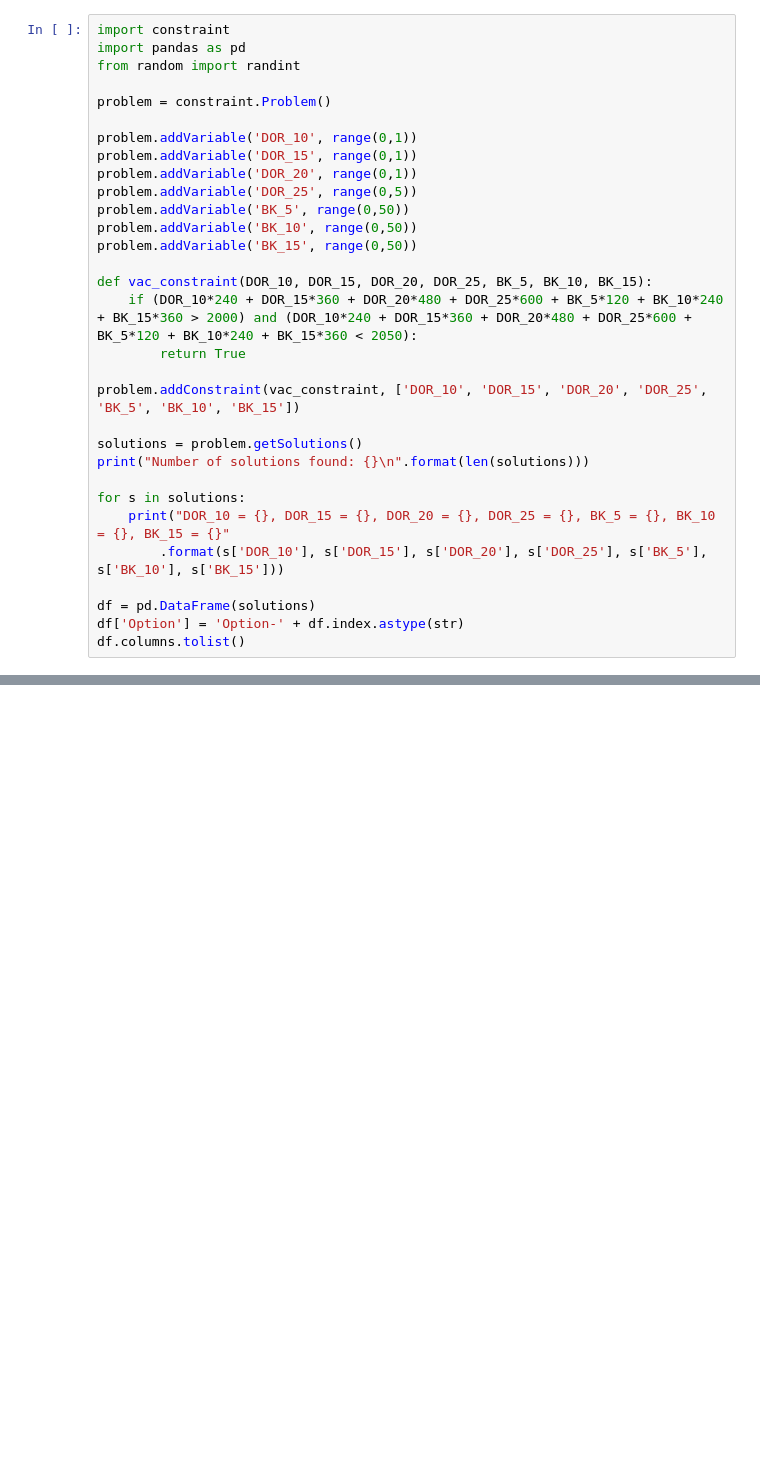
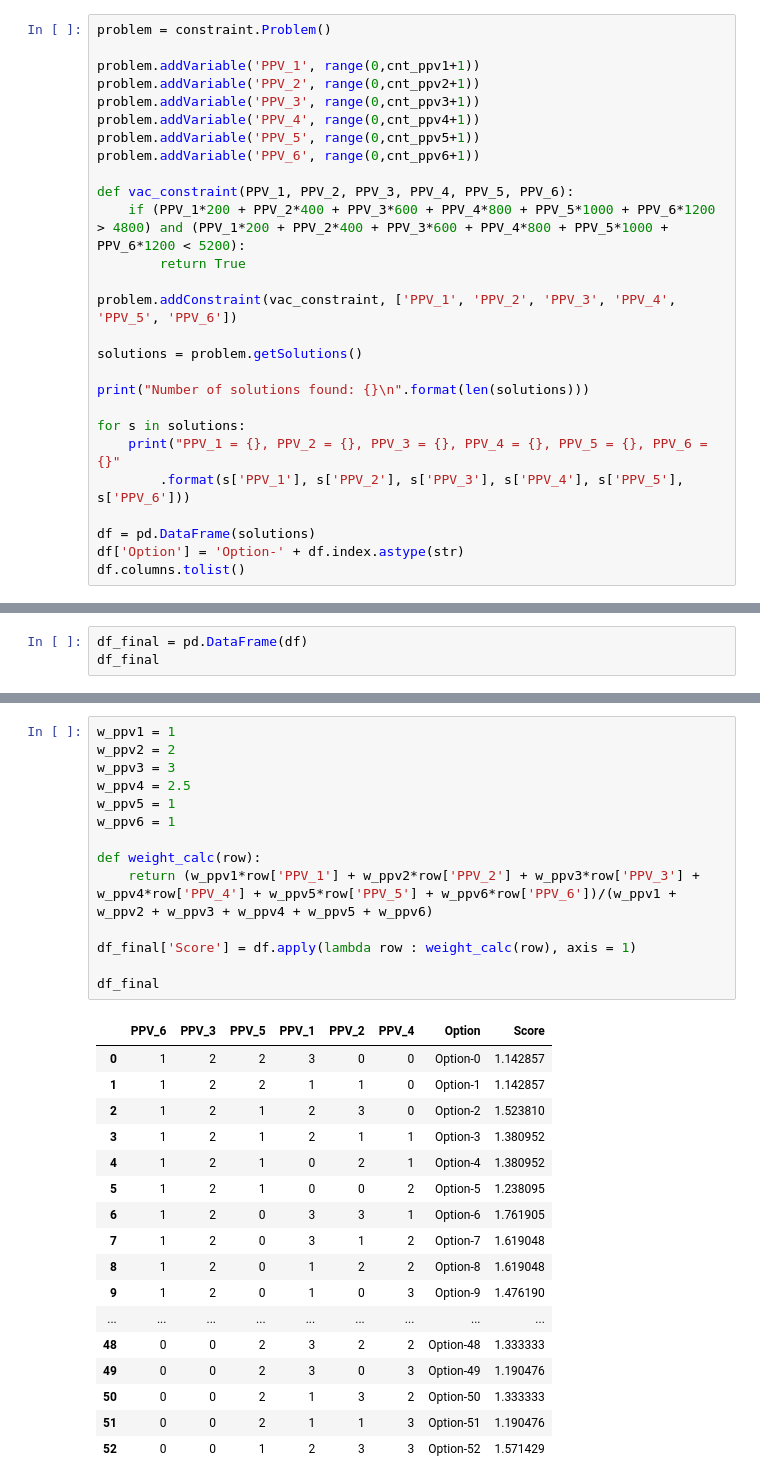
Before and after one commit to tingcy/optimiseppv, a Jupyter notebook: OptimizingFacilities.ipynb, the cells around one changed output, grey strips where cells are left out. Cells and saved outputs as stored; diff of their text form; blank space fills up the shorter version.

```diff
--- a/OptimizingFacilities.ipynb
+++ b/OptimizingFacilities.ipynb
@@ -9,30 +20,26 @@
 # %%
-import constraint
-import pandas as pd
-from random import randint
-
 problem = constraint.Problem()
 
-problem.addVariable('DOR_10', range(0,1))
-problem.addVariable('DOR_15', range(0,1))
-problem.addVariable('DOR_20', range(0,1))
-problem.addVariable('DOR_25', range(0,5))
-problem.addVariable('BK_5', range(0,50))
-problem.addVariable('BK_10', range(0,50))
-problem.addVariable('BK_15', range(0,50))
+problem.addVariable('PPV_1', range(0,cnt_ppv1+1))
+problem.addVariable('PPV_2', range(0,cnt_ppv2+1))
+problem.addVariable('PPV_3', range(0,cnt_ppv3+1))
+problem.addVariable('PPV_4', range(0,cnt_ppv4+1))
+problem.addVariable('PPV_5', range(0,cnt_ppv5+1))
+problem.addVariable('PPV_6', range(0,cnt_ppv6+1))
 
-def vac_constraint(DOR_10, DOR_15, DOR_20, DOR_25, BK_5, BK_10, BK_15):
-    if (DOR_10*240 + DOR_15*360 + DOR_20*480 + DOR_25*600 + BK_5*120 + BK_10*240 + BK_15*360 > 2000) and (DOR_10*240 + DOR_15*360 + DOR_20*480 + DOR_25*600 + BK_5*120 + BK_10*240 + BK_15*360 < 2050):
+def vac_constraint(PPV_1, PPV_2, PPV_3, PPV_4, PPV_5, PPV_6):
+    if (PPV_1*200 + PPV_2*400 + PPV_3*600 + PPV_4*800 + PPV_5*1000 + PPV_6*1200 > 4800) and (PPV_1*200 + PPV_2*400 + PPV_3*600 + PPV_4*800 + PPV_5*1000 + PPV_6*1200 < 5200):
         return True
 
-problem.addConstraint(vac_constraint, ['DOR_10', 'DOR_15', 'DOR_20', 'DOR_25', 'BK_5', 'BK_10', 'BK_15'])
+problem.addConstraint(vac_constraint, ['PPV_1', 'PPV_2', 'PPV_3', 'PPV_4', 'PPV_5', 'PPV_6'])
 
 solutions = problem.getSolutions()
+
 print("Number of solutions found: {}\n".format(len(solutions)))
 
 for s in solutions:
-    print("DOR_10 = {}, DOR_15 = {}, DOR_20 = {}, DOR_25 = {}, BK_5 = {}, BK_10 = {}, BK_15 = {}"
-        .format(s['DOR_10'], s['DOR_15'], s['DOR_20'], s['DOR_25'], s['BK_5'], s['BK_10'], s['BK_15']))
+    print("PPV_1 = {}, PPV_2 = {}, PPV_3 = {}, PPV_4 = {}, PPV_5 = {}, PPV_6 = {}"
+        .format(s['PPV_1'], s['PPV_2'], s['PPV_3'], s['PPV_4'], s['PPV_5'], s['PPV_6']))
 
 df = pd.DataFrame(solutions)
 df['Option'] = 'Option-' + df.index.astype(str)
@@ -58,0 +66,3 @@ DOR_10 = 0, DOR_15 = 0, DOR_20 = 0, DOR_25 = 0, BK_5 = 17, BK_10 = 0, BK_15 = 0
+# %%
+df_final = pd.DataFrame(df)
+df_final
@@ -58,0 +87,32 @@ DOR_10 = 0, DOR_15 = 0, DOR_20 = 0, DOR_25 = 0, BK_5 = 17, BK_10 = 0, BK_15 = 0
+# %%
+w_ppv1 = 1
+w_ppv2 = 2
+w_ppv3 = 3
+w_ppv4 = 2.5
+w_ppv5 = 1
+w_ppv6 = 1
+
+def weight_calc(row):
+    return (w_ppv1*row['PPV_1'] + w_ppv2*row['PPV_2'] + w_ppv3*row['PPV_3'] + w_ppv4*row['PPV_4'] + w_ppv5*row['PPV_5'] + w_ppv6*row['PPV_6'])/(w_ppv1 + w_ppv2 + w_ppv3 + w_ppv4 + w_ppv5 + w_ppv6)
+
+df_final['Score'] = df.apply(lambda row : weight_calc(row), axis = 1)
+
+df_final
+# %% [output]
+|  | PPV_6 | PPV_3 | PPV_5 | PPV_1 | PPV_2 | PPV_4 | Option | Score |
+| 0 | 1 | 2 | 2 | 3 | 0 | 0 | Option-0 | 1.142857 |
+| 1 | 1 | 2 | 2 | 1 | 1 | 0 | Option-1 | 1.142857 |
+| 2 | 1 | 2 | 1 | 2 | 3 | 0 | Option-2 | 1.523810 |
+| 3 | 1 | 2 | 1 | 2 | 1 | 1 | Option-3 | 1.380952 |
+| 4 | 1 | 2 | 1 | 0 | 2 | 1 | Option-4 | 1.380952 |
+| 5 | 1 | 2 | 1 | 0 | 0 | 2 | Option-5 | 1.238095 |
+| 6 | 1 | 2 | 0 | 3 | 3 | 1 | Option-6 | 1.761905 |
+| 7 | 1 | 2 | 0 | 3 | 1 | 2 | Option-7 | 1.619048 |
+| 8 | 1 | 2 | 0 | 1 | 2 | 2 | Option-8 | 1.619048 |
+| 9 | 1 | 2 | 0 | 1 | 0 | 3 | Option-9 | 1.476190 |
+| ... | ... | ... | ... | ... | ... | ... | ... | ... |
+| 48 | 0 | 0 | 2 | 3 | 2 | 2 | Option-48 | 1.333333 |
+| 49 | 0 | 0 | 2 | 3 | 0 | 3 | Option-49 | 1.190476 |
+| 50 | 0 | 0 | 2 | 1 | 3 | 2 | Option-50 | 1.333333 |
+| 51 | 0 | 0 | 2 | 1 | 1 | 3 | Option-51 | 1.190476 |
+| 52 | 0 | 0 | 1 | 2 | 3 | 3 | Option-52 | 1.571429 |
```
Also changed, not shown: parts of 7 cells of this notebook, 1 other file.
